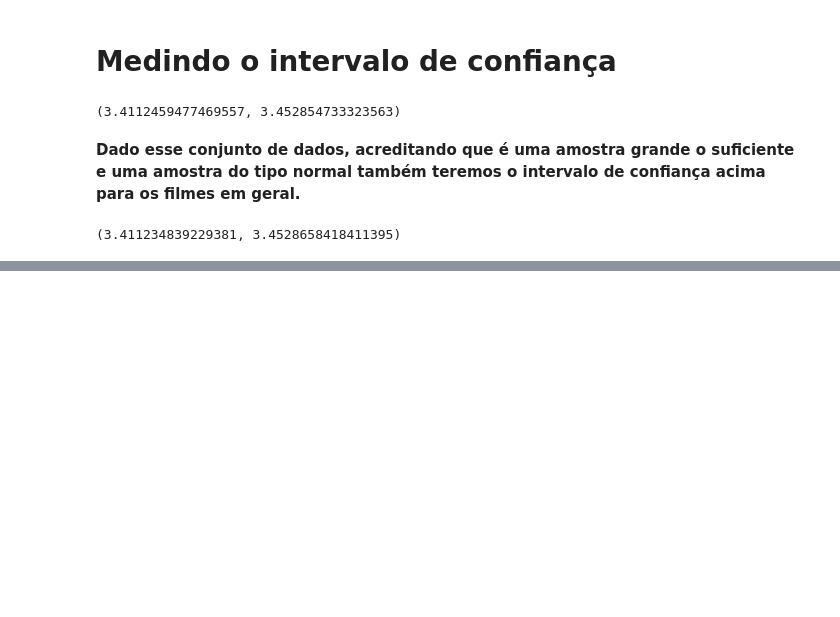
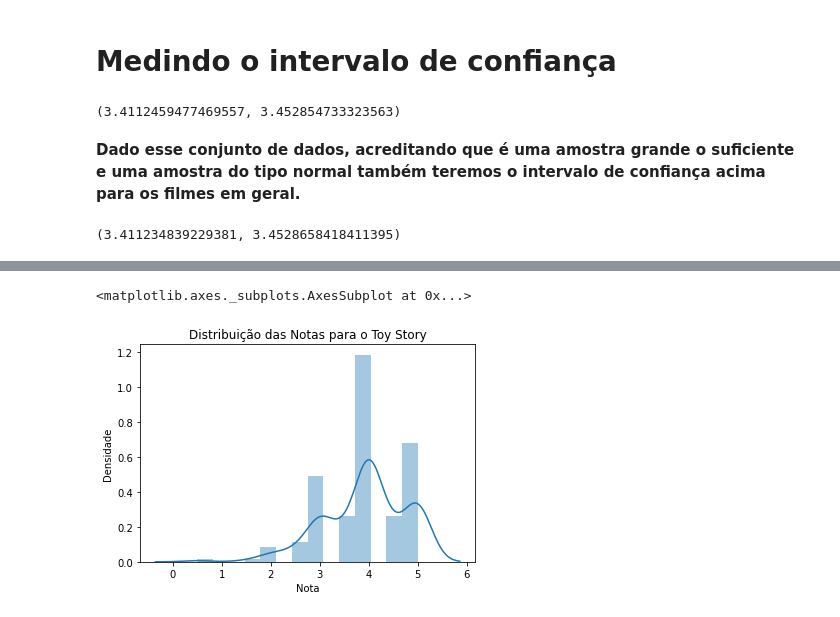
Before and after one commit to muriloWeber/dataScienceAlura, a Jupyter notebook: dataScienceTestesEstatisticosPython/Data_Science_Introdução_a_Testes.ipynb, the cells around one changed output, grey strips where cells are left out. Cells and saved outputs as stored; diff of their text form; code cells hidden in the pictures; blank space fills up the shorter version.

```diff
--- a/dataScienceTestesEstatisticosPython/Data_Science_Introdução_a_Testes.ipynb
+++ b/dataScienceTestesEstatisticosPython/Data_Science_Introdução_a_Testes.ipynb
@@ -345,0 +354,3 @@ desc_todos_com_10_votos.tconfint_mean()
+# %%
+notas1 = notas.query('movieId == 1')
+notas1.head()
@@ -345,0 +364,8 @@ desc_todos_com_10_votos.tconfint_mean()
+# %%
+ax = sns.distplot(notas1.rating)
+ax.set(xlabel='Nota', ylabel='Densidade')
+ax.set_title('Distribuição das Notas para o Toy Story')
+ax
+# %% [output]
+<matplotlib.axes._subplots.AxesSubplot at 0x...>
+[figure, added]
```
Also changed, not shown: parts of 23 cells of this notebook.
